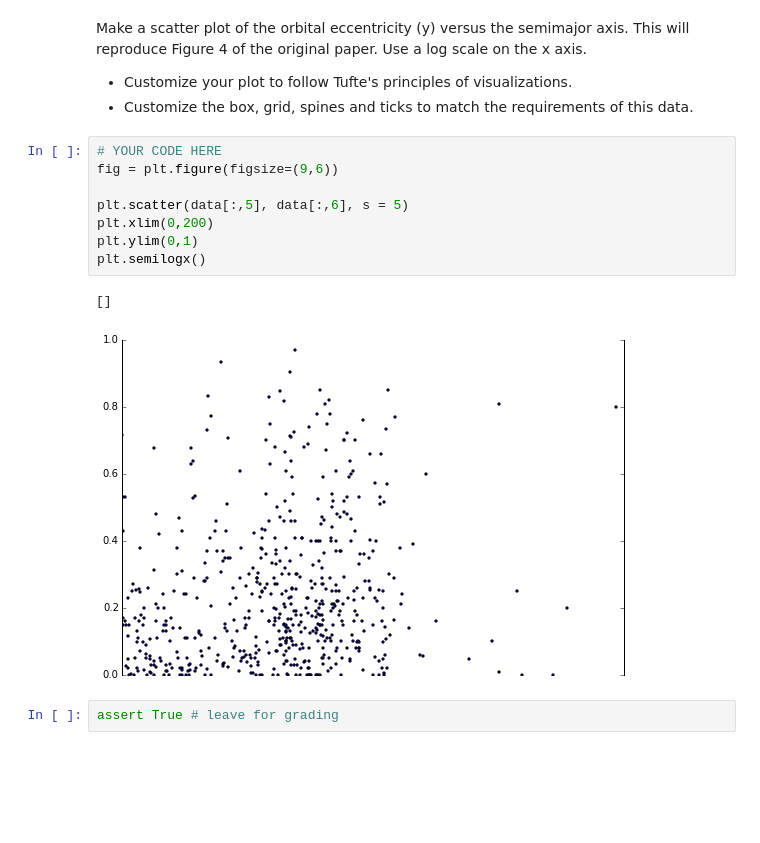
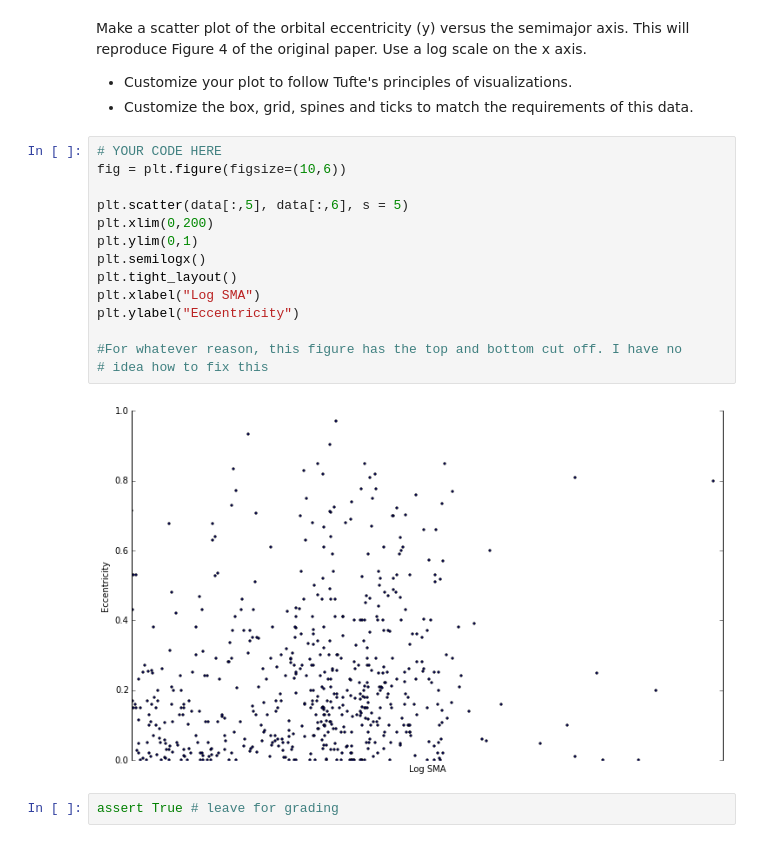
Before and after one commit to SJSlavin/phys202-2015-work, a Jupyter notebook: assignments/assignment04/MatplotlibEx02.ipynb, the cells around one changed output. Cells and saved outputs as stored; diff of their text form; blank space fills up the shorter version.

```diff
--- a/assignments/assignment04/MatplotlibEx02.ipynb
+++ b/assignments/assignment04/MatplotlibEx02.ipynb
@@ -71,14 +78,19 @@ Make a scatter plot of the orbital eccentricity (y) versus the semimajor axis. T
 * Customize the box, grid, spines and ticks to match the requirements of this data.
 # %%
 # YOUR CODE HERE
-fig = plt.figure(figsize=(9,6))
+fig = plt.figure(figsize=(10,6))
 
 plt.scatter(data[:,5], data[:,6], s = 5)
 plt.xlim(0,200)
 plt.ylim(0,1)
 plt.semilogx()
+plt.tight_layout()
+plt.xlabel("Log SMA")
+plt.ylabel("Eccentricity")
+
+#For whatever reason, this figure has the top and bottom cut off. I have no
+# idea how to fix this
 # %% [output]
-[]
-[figure, old version]
+[figure, new version]
 # %%
 assert True # leave for grading
```
Also changed, not shown: parts of 2 cells of this notebook, 2 other files.
